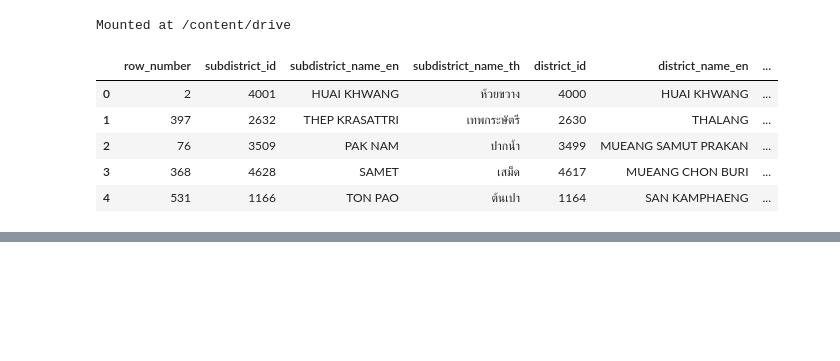
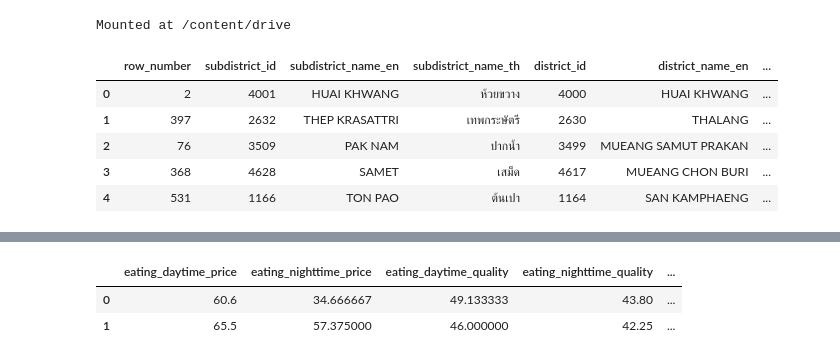
Before and after one commit to Pittawas6330210206/BasicProg_Dataviz65, a Jupyter notebook: DataViz04_Data_Comparison.ipynb, the cells around one changed output, grey strips where cells are left out. Cells and saved outputs as stored; diff of their text form; code cells hidden in the pictures; blank space fills up the shorter version.

```diff
--- a/DataViz04_Data_Comparison.ipynb
+++ b/DataViz04_Data_Comparison.ipynb
@@ -607,0 +642,6 @@ eat[eat['subdistrict_name_en']== 'MUEANG PHUKET']
+# %%
+mydata
+# %% [output]
+|  | eating_daytime_price | eating_nighttime_price | eating_daytime_quality | eating_nighttime_quality | ... |
+| 0 | 60.6 | 34.666667 | 49.133333 | 43.80 | ... |
+| 1 | 65.5 | 57.375000 | 46.000000 | 42.25 | ... |
```
Also changed, not shown: parts of 13 cells of this notebook.
